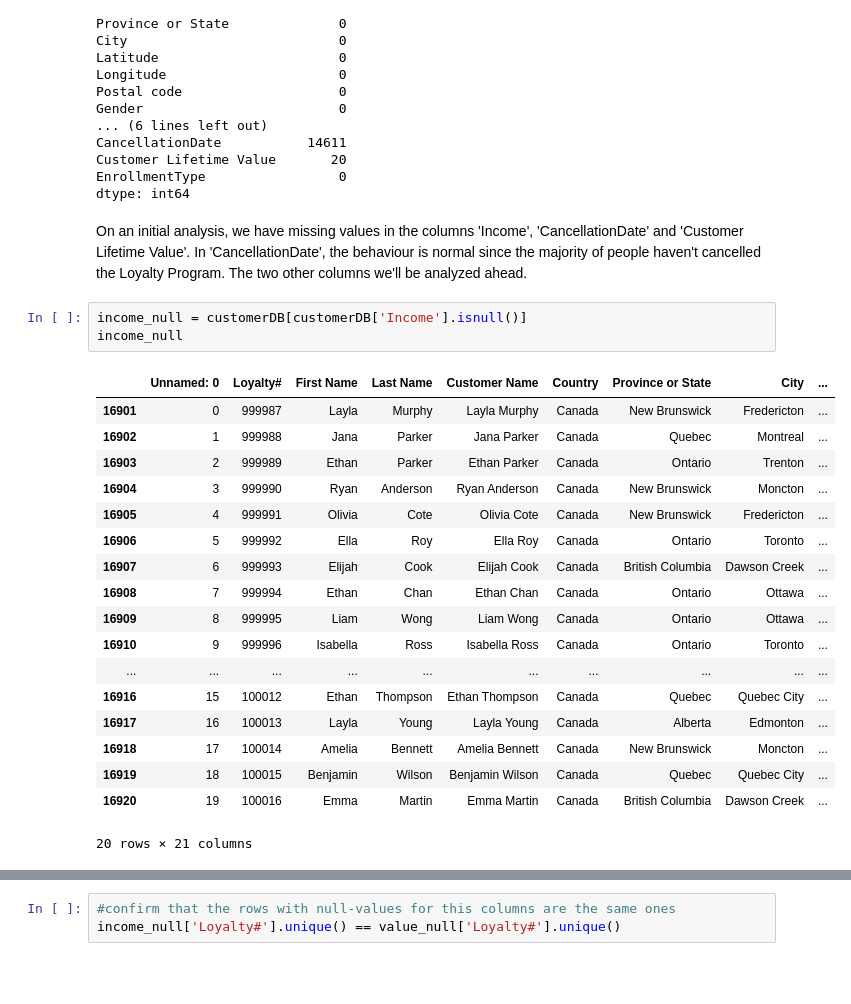
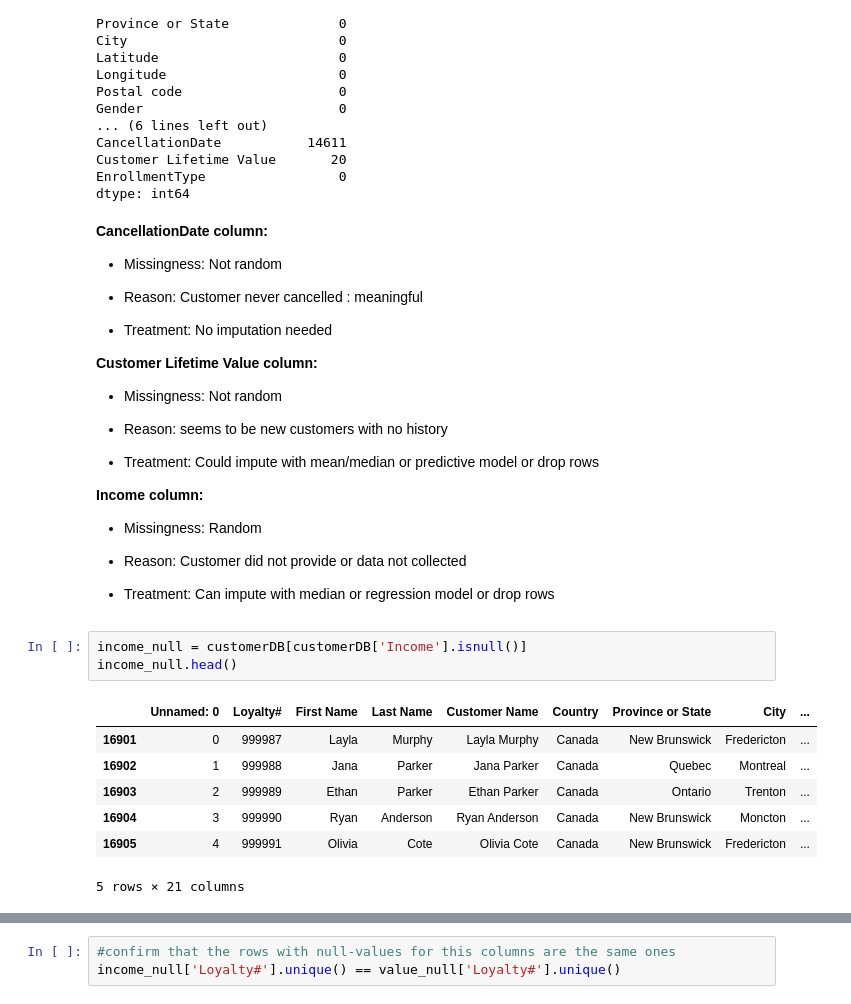
Before and after one commit to barbara-sousa-franco/Data-Mining-Project, a Jupyter notebook: Deliverable 1.ipynb, the cells around one changed output, grey strips where cells are left out. Drawn from its saved outputs; the diff is of its cells as text; blank space fills up the shorter version.

```diff
--- a/Deliverable 1.ipynb
+++ b/Deliverable 1.ipynb
@@ -141,29 +131,42 @@ CancellationDate           14611
 Customer Lifetime Value       20
 EnrollmentType                 0
 dtype: int64
-# %% [markdown]
-On an initial analysis, we have missing values in the columns 'Income', 'CancellationDate' and 'Customer Lifetime Value'. In 'CancellationDate', the behaviour is normal since the majority of people haven't cancelled the Loyalty Program. The two other columns we'll be analyzed ahead.
+# %% [markdown]
+**CancellationDate column:**
+
+- Missingness: Not random
+
+- Reason: Customer never cancelled : meaningful
+
+- Treatment: No imputation needed
+
+
+**Customer Lifetime Value column:**
+
+- Missingness: Not random
+
+- Reason: seems to be new customers with no history
+
+- Treatment: Could impute with mean/median or predictive model or drop rows
+
+
+**Income column:**
+
+- Missingness: Random
+
+- Reason: Customer did not provide or data not collected
+
+- Treatment: Can impute with median or regression model or drop rows
 # %%
 income_null = customerDB[customerDB['Income'].isnull()]
-income_null
+income_null.head()
 # %% [output]
 |  | Unnamed: 0 | Loyalty# | First Name | Last Name | Customer Name | Country | Province or State | City | ... |
 | 16901 | 0 | 999987 | Layla | Murphy | Layla Murphy | Canada | New Brunswick | Fredericton | ... |
 | 16902 | 1 | 999988 | Jana | Parker | Jana Parker | Canada | Quebec | Montreal | ... |
 | 16903 | 2 | 999989 | Ethan | Parker | Ethan Parker | Canada | Ontario | Trenton | ... |
 | 16904 | 3 | 999990 | Ryan | Anderson | Ryan Anderson | Canada | New Brunswick | Moncton | ... |
 | 16905 | 4 | 999991 | Olivia | Cote | Olivia Cote | Canada | New Brunswick | Fredericton | ... |
-| 16906 | 5 | 999992 | Ella | Roy | Ella Roy | Canada | Ontario | Toronto | ... |
-| 16907 | 6 | 999993 | Elijah | Cook | Elijah Cook | Canada | British Columbia | Dawson Creek | ... |
-| 16908 | 7 | 999994 | Ethan | Chan | Ethan Chan | Canada | Ontario | Ottawa | ... |
-| 16909 | 8 | 999995 | Liam | Wong | Liam Wong | Canada | Ontario | Ottawa | ... |
-| 16910 | 9 | 999996 | Isabella | Ross | Isabella Ross | Canada | Ontario | Toronto | ... |
-| ... | ... | ... | ... | ... | ... | ... | ... | ... | ... |
-| 16916 | 15 | 100012 | Ethan | Thompson | Ethan Thompson | Canada | Quebec | Quebec City | ... |
-| 16917 | 16 | 100013 | Layla | Young | Layla Young | Canada | Alberta | Edmonton | ... |
-| 16918 | 17 | 100014 | Amelia | Bennett | Amelia Bennett | Canada | New Brunswick | Moncton | ... |
-| 16919 | 18 | 100015 | Benjamin | Wilson | Benjamin Wilson | Canada | Quebec | Quebec City | ... |
-| 16920 | 19 | 100016 | Emma | Martin | Emma Martin | Canada | British Columbia | Dawson Creek | ... |
-20 rows × 21 columns
+5 rows × 21 columns
 # %%
 value_null = customerDB[customerDB['Customer Lifetime Value'].isnull()]
```
Also changed, not shown: parts of 54 cells of this notebook.
